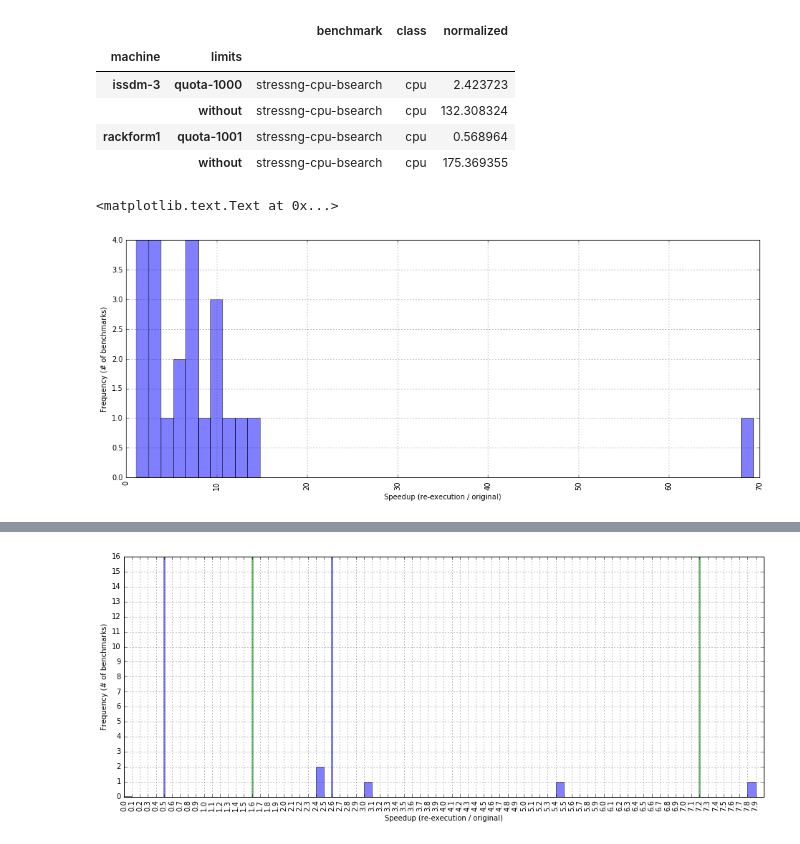
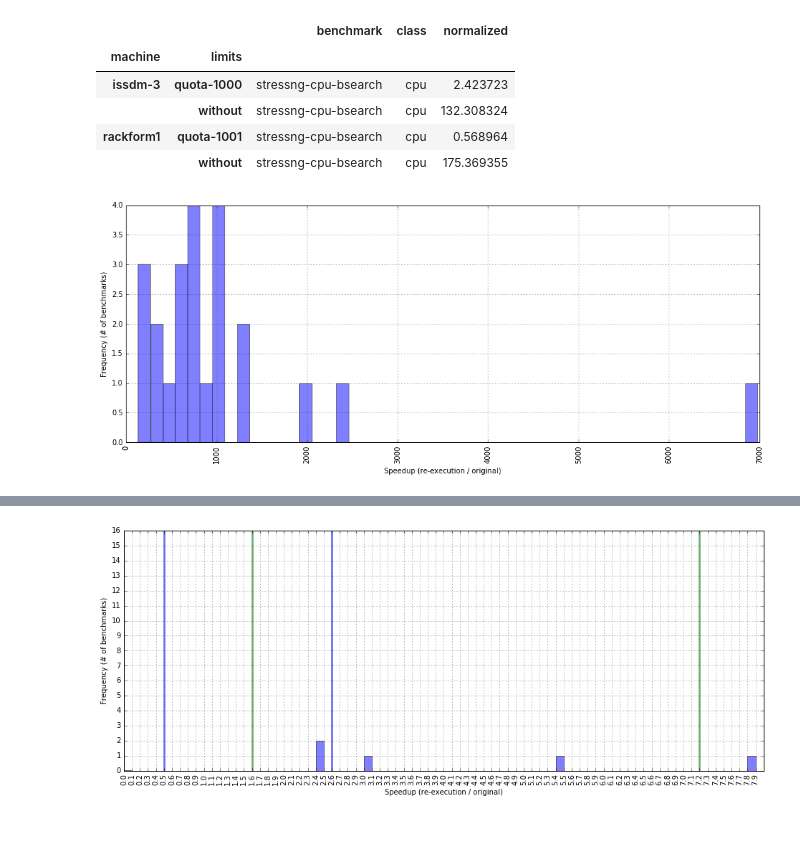
Before and after one commit to ljishen/srl, a Jupyter notebook: kivier/visualize.ipynb, the cells around one changed output, grey strips where cells are left out. Drawn from its saved outputs; the diff is of its cells as text; code cells hidden in the pictures.

Commit message:
Create two seperate graphs for with and without limitation sinario

```diff
--- a/kivier/visualize.ipynb
+++ b/kivier/visualize.ipynb
@@ -166,15 +166,14 @@ norm_grouped.groupby(['machine', 'limits']).min()
 # %%
 #plt.figure(figsize=(20,10))
 bins=[.5, .55,.6,.65,.7,.75,.8,.85,.9,.95,1,1.05,1.1,1.15,1.2,1.25,1.3,1.35,1.4,1.45,1.5,1.55,1.6,1.65,1.7,1.75,1.8,1.85,1.9,1.95,2,3.25,3.5,3.75,4,4.25,4.5,4.75,5,6,7,8,9]
-pred = ((norm_grouped['machine'] == 'issdm-3') & (norm_grouped['limits'] != 'without'))
+pred = ((norm_grouped['machine'] == 'issdm-3') & (norm_grouped['limits'] == 'without'))
 
 ax = norm_grouped[pred].groupby('limits').normalized.hist(bins=50,xrot=90,figsize=(16,6),alpha=0.5)
 
 #ticks = ax[0].set_xticks(np.arange(0,8,.1))
 #ticks = ax[0].set_yticks(range(0,25))
 plt.xlabel('Speedup (re-execution / original)')
 plt.ylabel('Frequency (# of benchmarks)')
-#plt.savefig('with_and_without_limits.png', bbox_inches='tight', dpi=300)
+plt.savefig('without_limits.png', bbox_inches='tight', dpi=300)
 # %% [output]
-<matplotlib.text.Text at 0x...>
-[figure, old version]
+[figure, new version]
```
Also changed, not shown: parts of 1 cell of this notebook, 4 other files.
